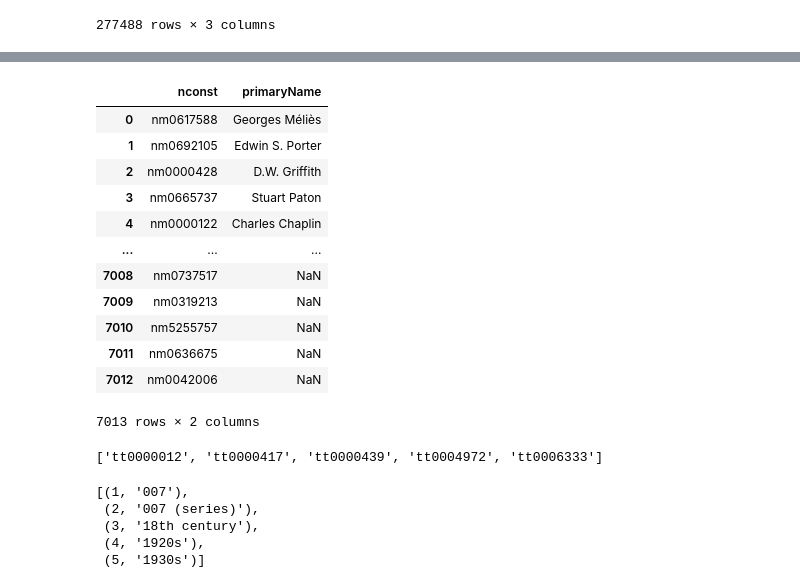
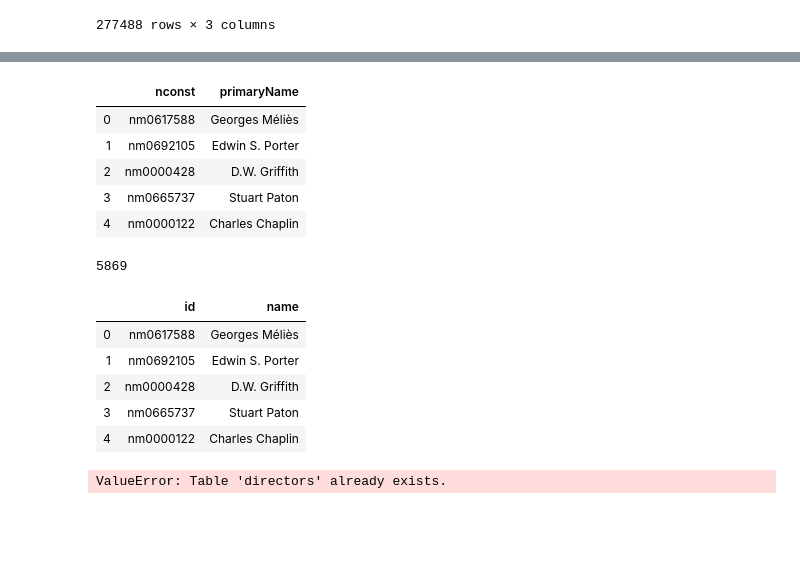
Before and after one commit to cwipy7/moreco, a Jupyter notebook: data_prep/create_actor_director_tables.ipynb, the cells around one changed output, grey strips where cells are left out. Drawn from its saved outputs; the diff is of its cells as text; code cells hidden in the pictures; blank space fills up the shorter version.

Commit message:
CW: clean up director table creation nb

```diff
--- a/data_prep/create_actor_director_tables.ipynb
+++ b/data_prep/create_actor_director_tables.ipynb
@@ -21,8 +24,11 @@ data_sources = {
 }
 # %%
-dfs = {}
+dfs = {} if 'dfs' not in globals() else dfs
 for name, path in data_sources.items():
     print(dfs.keys(), end='\r')
+    if name in dfs:
+        continue
     separator = '\t' if 'tsv' in path else ','
-    dfs[name] = pd.read_csv(path, sep=separator).replace(to_replace=r'\N', value=np.nan)
+    print(name, data_path+path, separator)
+    dfs[name] = pd.read_csv(data_path+path, sep=separator).replace(to_replace=r'\N', value=np.nan)
 # %% [output]
@@ -105,3 +106,7 @@ nan
+# %%
+# get rid of these rows without directors
+needed_movies_joined_to_directors = (
+    needed_movies_joined_to_directors[~needed_movies_joined_to_directors.directors.isna()])
 # %%
-needed_movies_joined_to_directors = (needed_movies_joined_to_directors[~
-                               needed_movies_joined_to_directors.directors.isna()])
+# double check they are gone
+needed_movies_joined_to_directors[needed_movies_joined_to_directors.directors.isna()]
@@ -517,20 +290,13 @@ toy_data.to_csv('toy_director_movies.csv')
 needed_directors_and_names = needed_directors_and_names[['nconst','primaryName']]
 # %%
 dfs['directors'] = needed_directors_and_names
-dfs['directors_relevence'] = directors_tag_relevance
+# dfs['directors_relevence'] = directors_tag_relevance
 # %%
-dfs['directors']
+dfs['directors'].head()
 # %% [output]
 |  | nconst | primaryName |
 | 0 | nm0617588 | Georges Méliès |
 | 1 | nm0692105 | Edwin S. Porter |
 | 2 | nm0000428 | D.W. Griffith |
 | 3 | nm0665737 | Stuart Paton |
 | 4 | nm0000122 | Charles Chaplin |
-| ... | ... | ... |
-| 7008 | nm0737517 | NaN |
-| 7009 | nm0319213 | NaN |
-| 7010 | nm5255757 | NaN |
-| 7011 | nm0636675 | NaN |
-| 7012 | nm0042006 | NaN |
-7013 rows × 2 columns
@@ -537,6 +308,17 @@ dfs['directors']
+# %%
+dfs['directors'].id.nunique()
+# %% [output]
+5869
+# %%
+dfs['directors'].head()
+# %% [output]
+|  | id | name |
+| 0 | nm0617588 | Georges Méliès |
+| 1 | nm0692105 | Edwin S. Porter |
+| 2 | nm0000428 | D.W. Griffith |
+| 3 | nm0665737 | Stuart Paton |
+| 4 | nm0000122 | Charles Chaplin |
 # %%
-#
-#
 directors_table = """
 CREATE TABLE IF NOT EXISTS directors (
     id text PRIMARY KEY,
@@ -544,21 +326,12 @@ CREATE TABLE IF NOT EXISTS directors (
 );
 """
 
-director_relevence_table = """
-CREATE TABLE IF NOT EXISTS director_tag_relevance (
-    director_id integer,
-    tag_id name text NOT NULL,
-    relevance real NOT NULL
-);
-"""
 table_sql = {
     'directors'                 : directors_table,
-    'directors_relevence'       : director_relevence_table,
 }
 
 table_data_source = {
     'directors'                 : 'directors',
-    'directors_relevence'       : 'directors_relevence',
 }
 
 for table_name in table_sql:
@@ -566,15 +339,6 @@ for table_name in table_sql:
     c.execute(table_sql[table_name])
     # populate table with data
     df = dfs[table_data_source[table_name]]
-    df.to_sql(table_sql[table_name], conn, if_exists='append', index=False)
+    df.to_sql(table_name, conn, if_exists='fail', index=False)
+# %% [output]
+ValueError: Table 'directors' already exists.
-# %%
-# get needed movie ids
-sql = """
-select id from movies ;
-"""
-c.execute(sql)
-movie_ids = c.fetchall()
-needed_movies = [m[0] for m in movie_ids]
-needed_movies[:5]  # check first 5
-# %% [output]
-['tt0000012', 'tt0000417', 'tt0000439', 'tt0004972', 'tt0006333']
@@ -584,15 +344,0 @@ needed_movies[:5]  # check first 5
-# %%
-# get needed movie ids
-sql = """
-select * from tags ;
-"""
-c.execute(sql)
-tag_ids = c.fetchall()
-all_tags = [t for t in tag_ids]
-all_tags[:5]  # check first 5
-# %% [output]
-[(1, '007'),
- (2, '007 (series)'),
- (3, '18th century'),
- (4, '1920s'),
- (5, '1930s')]
```
Also changed, not shown: parts of 75 cells of this notebook.
